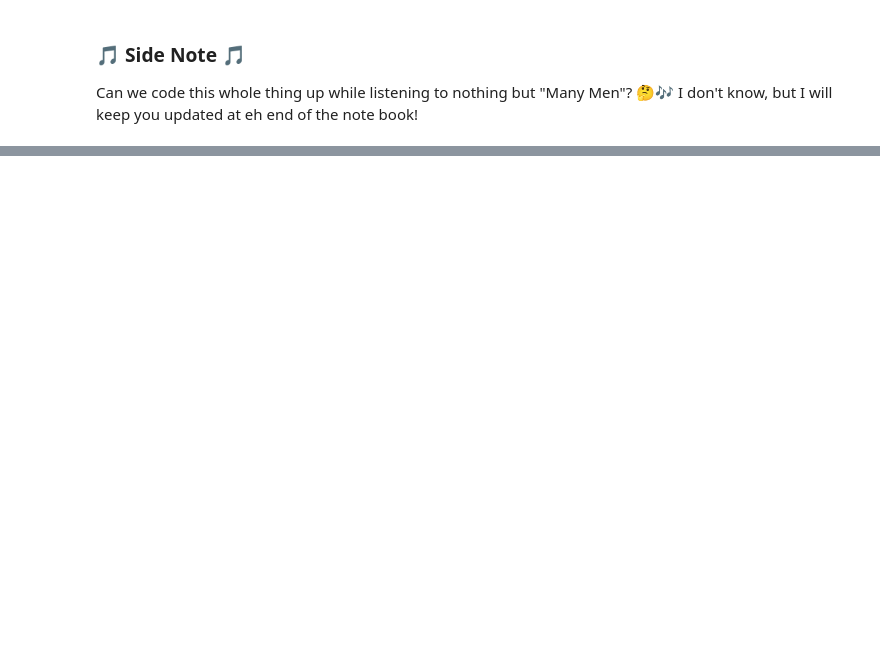
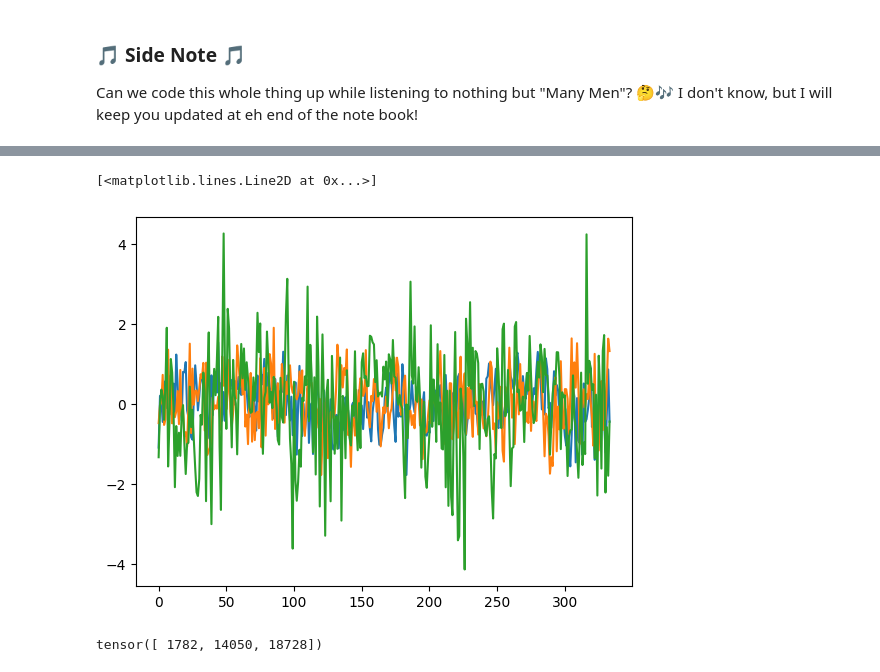
Before and after one commit to KubaJerz/learn-ml, a Jupyter notebook: tinkerLab/03lesson_many_men_vs_ironman.ipynb, the cells around one changed output, grey strips where cells are left out. Saved outputs shown, nothing was run; the diff lists cells and outputs as text; code cells hidden in the pictures; blank space fills up the shorter version.

```diff
--- a/tinkerLab/03lesson_many_men_vs_ironman.ipynb
+++ b/tinkerLab/03lesson_many_men_vs_ironman.ipynb
@@ -52,0 +65,11 @@ Can we code this whole thing up while listening to nothing but "Many Men"? 🤔
+# %%
+plt.plot(X_train[50, ::3]) #the  ::3 just plots ever 3 points
+plt.plot(X_train[100, ::3])
+plt.plot(X_train[1000, ::3])
+# %% [output]
+[<matplotlib.lines.Line2D at 0x...>]
+[figure, added]
+# %%
+y_train.argmax(axis=1).bincount() #coun of each lable
+# %% [output]
+tensor([ 1782, 14050, 18728])
```
Also changed, not shown: parts of 19 cells of this notebook, 3 other files.
